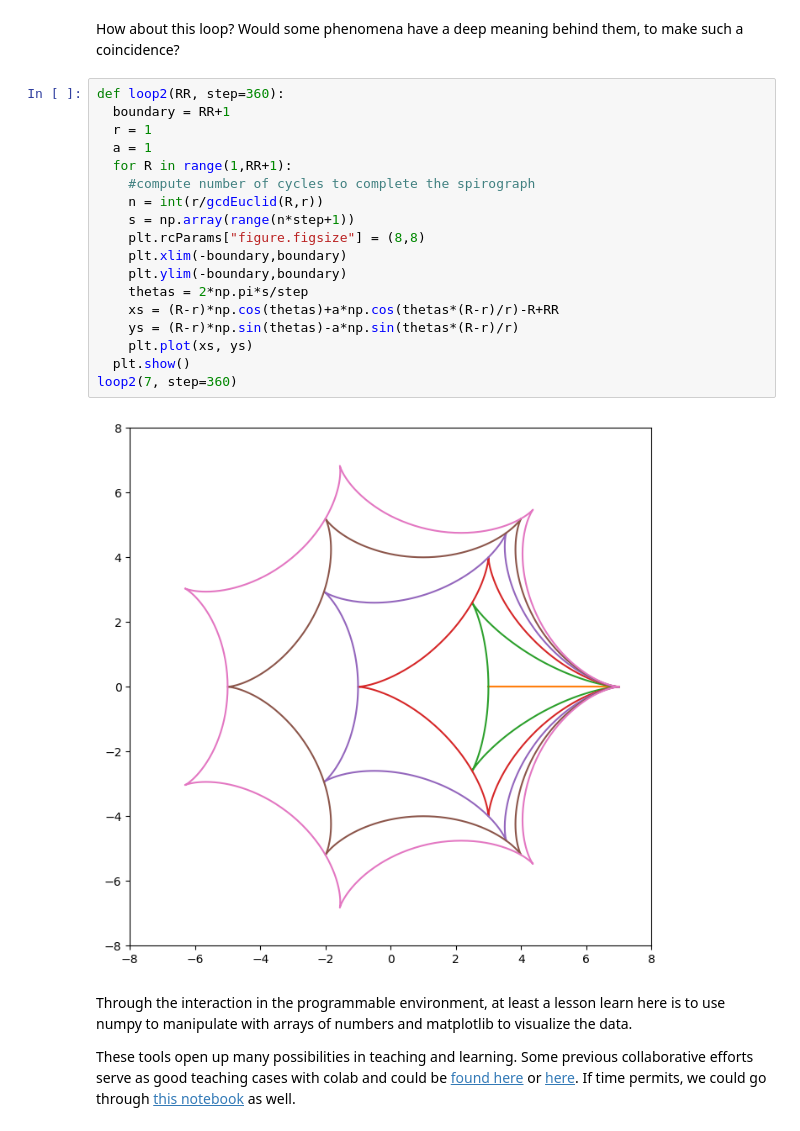
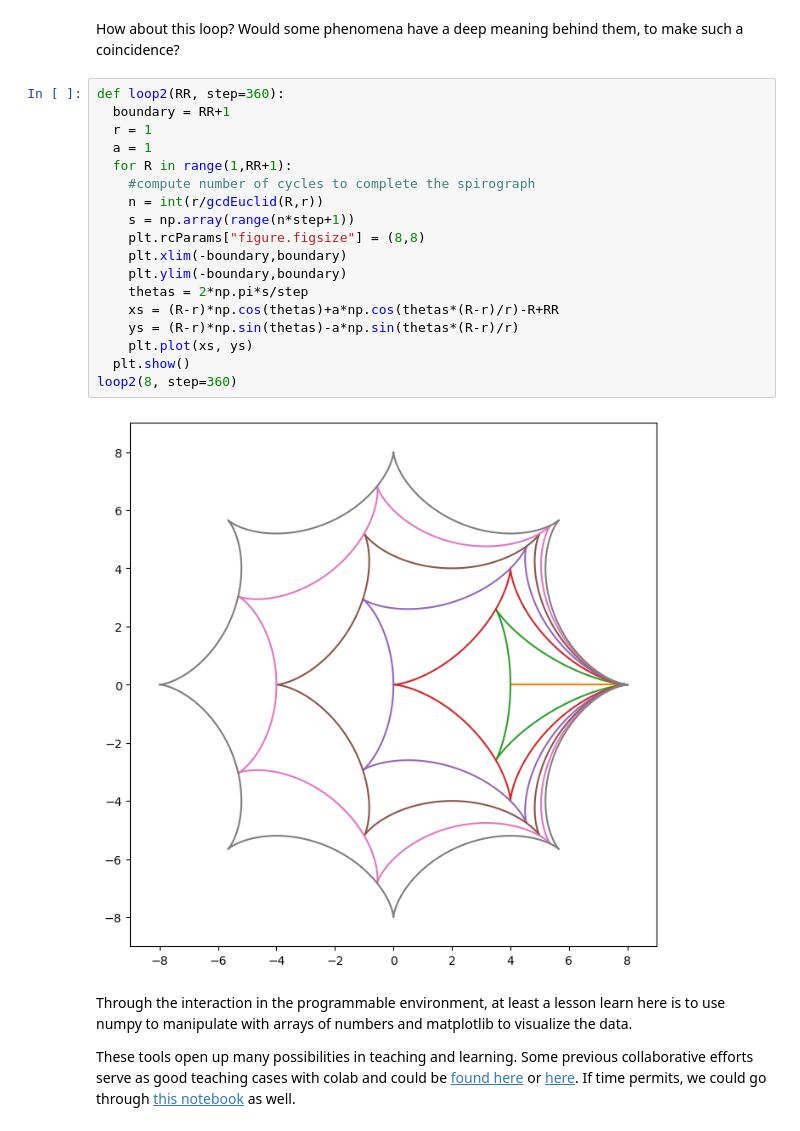
Before and after one commit to EssenceBL/MakingFriends, a Jupyter notebook: From_Spirographs_to_a_Programmable_Environment.ipynb, the cells around one changed output. Saved outputs shown, nothing was run; the diff lists cells and outputs as text.

```diff
--- a/From_Spirographs_to_a_Programmable_Environment.ipynb
+++ b/From_Spirographs_to_a_Programmable_Environment.ipynb
@@ -152,23 +152,23 @@ How about this loop? Would some phenomena have a deep meaning behind them, to ma
 # %%
 def loop2(RR, step=360):
   boundary = RR+1
   r = 1
   a = 1
   for R in range(1,RR+1):
     #compute number of cycles to complete the spirograph
     n = int(r/gcdEuclid(R,r))
     s = np.array(range(n*step+1))
     plt.rcParams["figure.figsize"] = (8,8)
     plt.xlim(-boundary,boundary)
     plt.ylim(-boundary,boundary)
     thetas = 2*np.pi*s/step
     xs = (R-r)*np.cos(thetas)+a*np.cos(thetas*(R-r)/r)-R+RR
     ys = (R-r)*np.sin(thetas)-a*np.sin(thetas*(R-r)/r)
     plt.plot(xs, ys)
   plt.show()
-loop2(7, step=360)
+loop2(8, step=360)
 # %% [output]
-[figure, old version]
+[figure, new version]
 # %% [markdown]
 Through the interaction in the programmable environment, at least a lesson learn here is to use numpy to manipulate with arrays of numbers and matplotlib to visualize the data.
 
```
Also changed, not shown: parts of 1 cell of this notebook.
